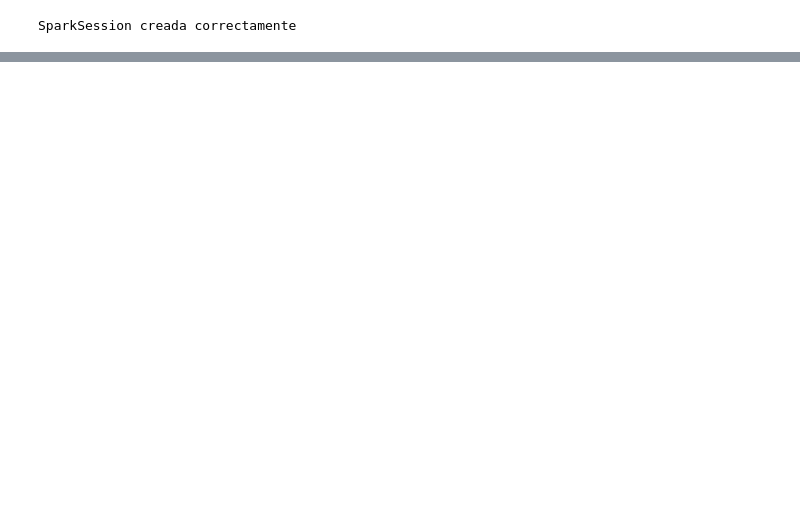
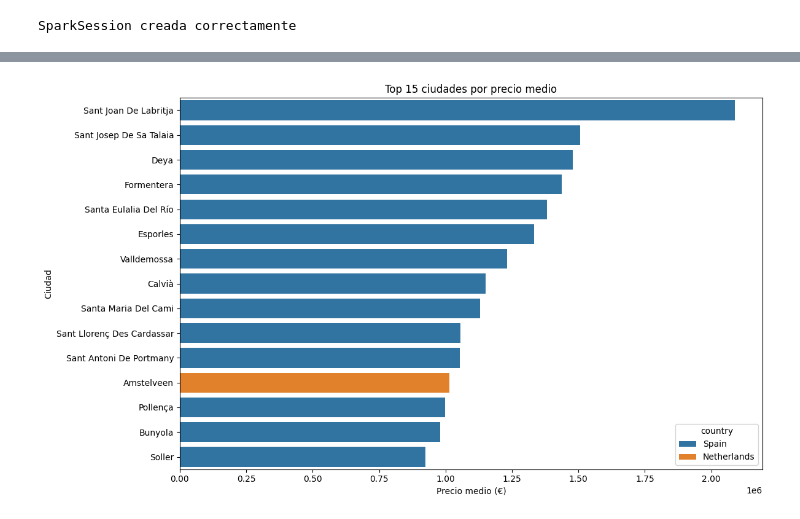
Before and after one commit to joterojordanufv/TrabajoFinalBigData, a Jupyter notebook: colab/pyspark_analysis.ipynb, the cells around one changed output, grey strips where cells are left out. Drawn from its saved outputs; the diff is of its cells as text; code cells hidden in the pictures; blank space fills up the shorter version.

```diff
--- a/colab/pyspark_analysis.ipynb
+++ b/colab/pyspark_analysis.ipynb
@@ -133,0 +105,16 @@ real_estate_df.groupBy("property_type") \
+# %%
+q2 = spark.sql("""
+SELECT
+    country,
+    city,
+    ROUND(AVG(price_eur), 2) AS avg_price,
+    ROUND(AVG(price_per_m2), 2) AS avg_price_m2,
+    COUNT(*) AS total_properties
+FROM real_estate
+GROUP BY country, city
+HAVING COUNT(*) >= 30
+ORDER BY avg_price DESC
+LIMIT 15
+""")
+
+q2.show()
@@ -206,0 +301,12 @@ real_estate_df.groupBy(
+# %%
+q2_pd = q2.toPandas()
+
+plt.figure(figsize=(12,7))
+sns.barplot(data=q2_pd, x="avg_price", y="city", hue="country")
+plt.title("Top 15 ciudades por precio medio")
+plt.xlabel("Precio medio (€)")
+plt.ylabel("Ciudad")
+plt.tight_layout()
+plt.show()
+# %% [output]
+[figure, added]
```
Also changed, not shown: parts of 21 cells of this notebook.
